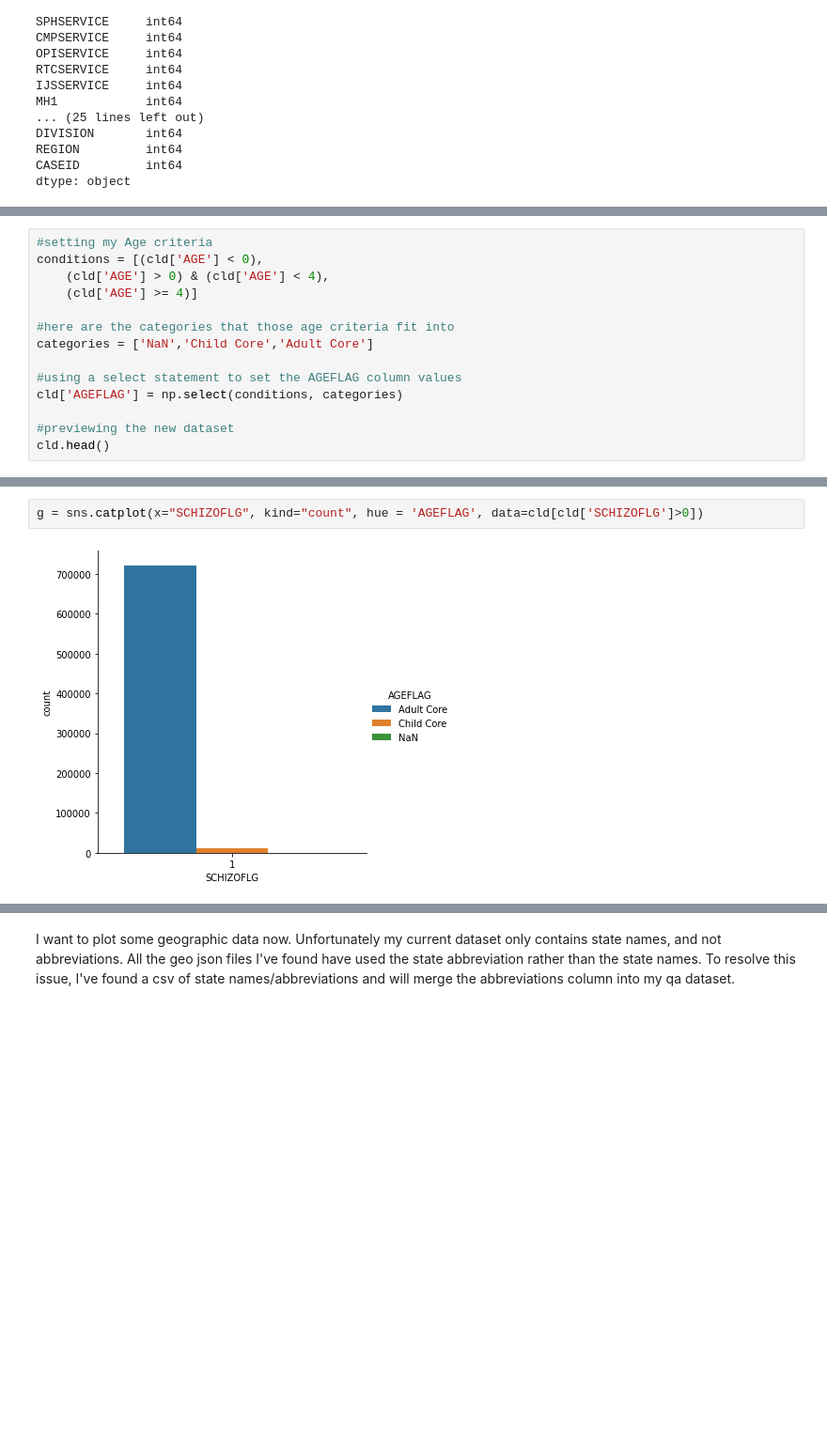
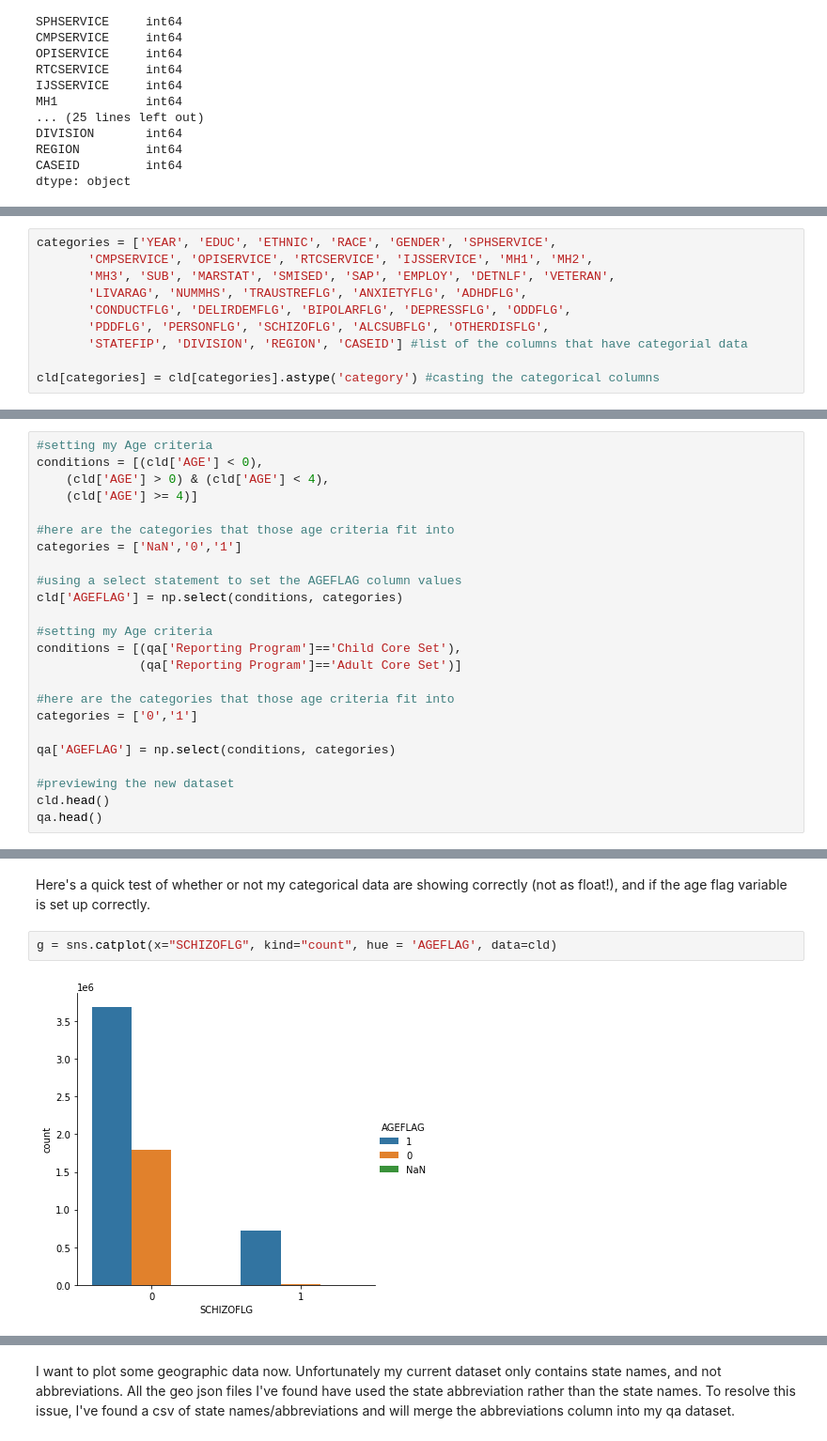
Before and after one commit to samykebaish/cs5010_data_analysis_project, a Jupyter notebook: Quality Measures Code.ipynb, the cells around one changed output, grey strips where cells are left out. Shown at 94% size. Saved outputs shown, nothing was run; the diff lists cells and outputs as text; blank space fills up the shorter version.

```diff
--- a/Quality Measures Code.ipynb
+++ b/Quality Measures Code.ipynb
@@ -115 +117,11 @@ dtype: object
+# %%
+categories = ['YEAR', 'EDUC', 'ETHNIC', 'RACE', 'GENDER', 'SPHSERVICE',
+       'CMPSERVICE', 'OPISERVICE', 'RTCSERVICE', 'IJSSERVICE', 'MH1', 'MH2',
+       'MH3', 'SUB', 'MARSTAT', 'SMISED', 'SAP', 'EMPLOY', 'DETNLF', 'VETERAN',
+       'LIVARAG', 'NUMMHS', 'TRAUSTREFLG', 'ANXIETYFLG', 'ADHDFLG',
+       'CONDUCTFLG', 'DELIRDEMFLG', 'BIPOLARFLG', 'DEPRESSFLG', 'ODDFLG',
+       'PDDFLG', 'PERSONFLG', 'SCHIZOFLG', 'ALCSUBFLG', 'OTHERDISFLG',
+       'STATEFIP', 'DIVISION', 'REGION', 'CASEID'] #list of the columns that have categorial data
+
+cld[categories] = cld[categories].astype('category') #casting the categorical columns
 # %% [markdown]
@@ -125,11 +133,21 @@ conditions = [(cld['AGE'] < 0),
     (cld['AGE'] >= 4)]
 
 #here are the categories that those age criteria fit into
-categories = ['NaN','Child Core','Adult Core']
+categories = ['NaN','0','1']
 
 #using a select statement to set the AGEFLAG column values
 cld['AGEFLAG'] = np.select(conditions, categories)
 
+#setting my Age criteria
+conditions = [(qa['Reporting Program']=='Child Core Set'),
+              (qa['Reporting Program']=='Adult Core Set')]
+
+#here are the categories that those age criteria fit into
+categories = ['0','1']
+
+qa['AGEFLAG'] = np.select(conditions, categories)
+
 #previewing the new dataset
 cld.head()
+qa.head()
 # %% [output]
@@ -143,4 +160,6 @@ cld.head()
+# %% [markdown]
+Here's a quick test of whether or not my categorical data are showing correctly (not as float!), and if the age flag variable is set up correctly.
 # %%
-g = sns.catplot(x="SCHIZOFLG", kind="count", hue = 'AGEFLAG', data=cld[cld['SCHIZOFLG']>0])
+g = sns.catplot(x="SCHIZOFLG", kind="count", hue = 'AGEFLAG', data=cld)
 # %% [output]
-[figure, old version]
+[figure, new version]
```
Also changed, not shown: parts of 96 cells of this notebook.
